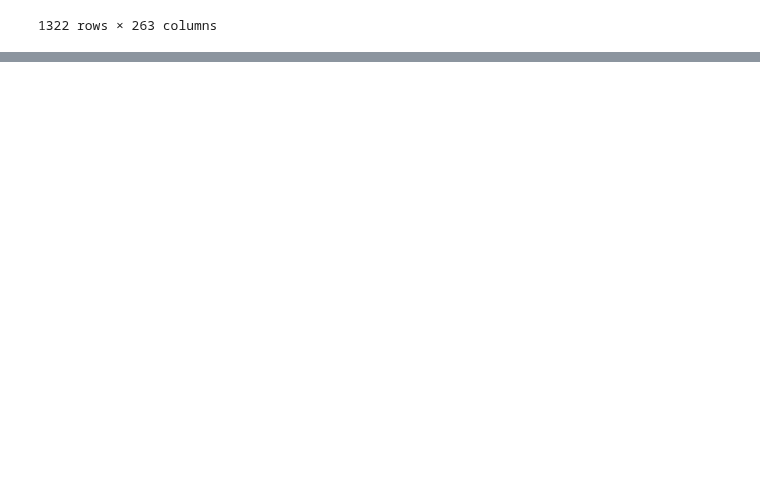
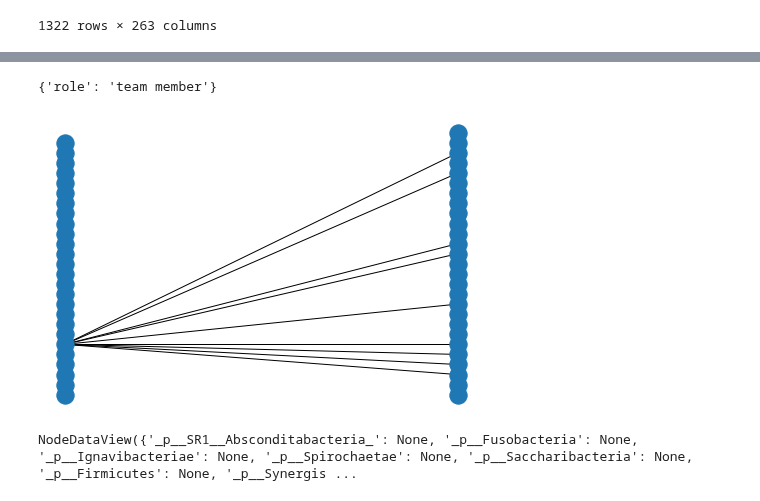
Before and after one commit to brenoslivio/GutMicrobiomeAnalysis, a Jupyter notebook: code/ASD_Microbiota.ipynb, the cells around one changed output, grey strips where cells are left out. Saved outputs shown, nothing was run; the diff lists cells and outputs as text; code cells hidden in the pictures; blank space fills up the shorter version.

```diff
--- a/code/ASD_Microbiota.ipynb
+++ b/code/ASD_Microbiota.ipynb
@@ -141,0 +381,34 @@ plt.show()
+# %%
+import networkx as nx
+
+G=nx.MultiGraph()
+G.add_node('A',role='manager')
+G.add_edge('A','B',relation = 'friend')
+G.add_edge('A','C', relation = 'business partner')
+G.add_edge('A','B', relation = 'classmate')
+G.nodes['A']['role'] = 'team member'
+G.nodes['B']['role'] = 'engineer'
+
+G.nodes['A']
+# %% [output]
+{'role': 'team member'}
+# %%
+#tuplesB = list(set(t))
+
+# Separate by group
+l, r = community.kernighan_lin_bisection(G)
+pos = {}
+
+# Update position for node from each group
+pos.update((node, (1, index)) for index, node in enumerate(l))
+pos.update((node, (2, index)) for index, node in enumerate(r))
+
+nx.draw(G, pos=pos)
+plt.show()
+# %% [output]
+[figure, added]
+# %%
+B.add_edges_from(list(set(t)))
+B.nodes(data='True')
+# %% [output]
+NodeDataView({'_p__SR1__Absconditabacteria_': None, '_p__Fusobacteria': None, '_p__Ignavibacteriae': None, '_p__Spirochaetae': None, '_p__Saccharibacteria': None, '_p__Firmicutes': None, '_p__Synergis ...
```
Also changed, not shown: parts of 14 cells of this notebook, 1 other file.
